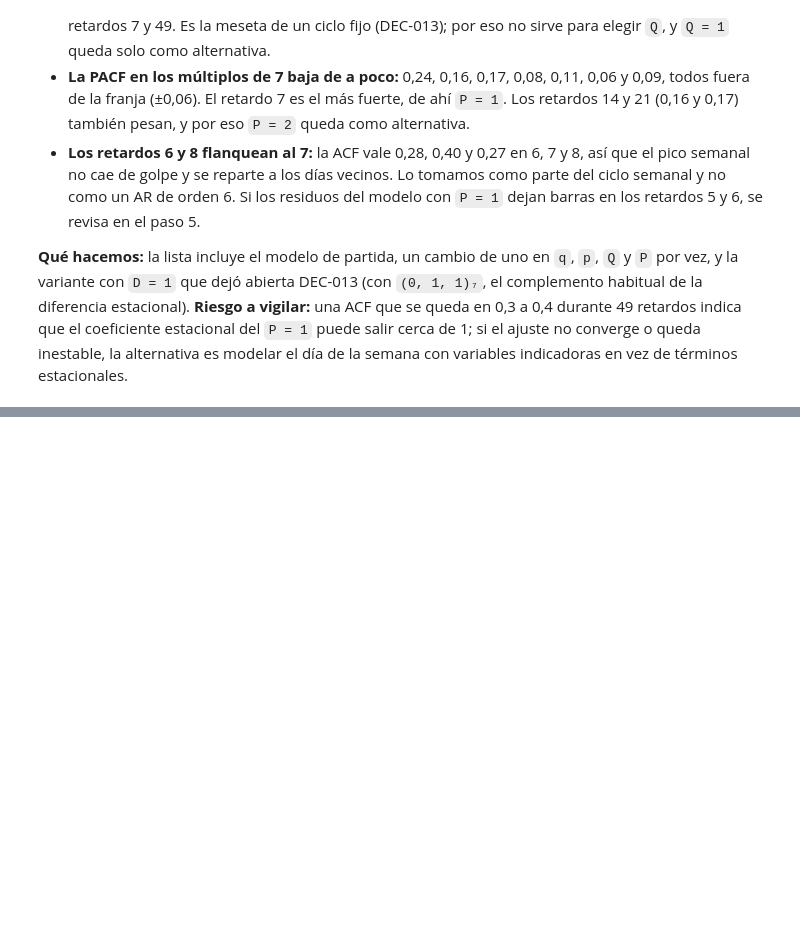
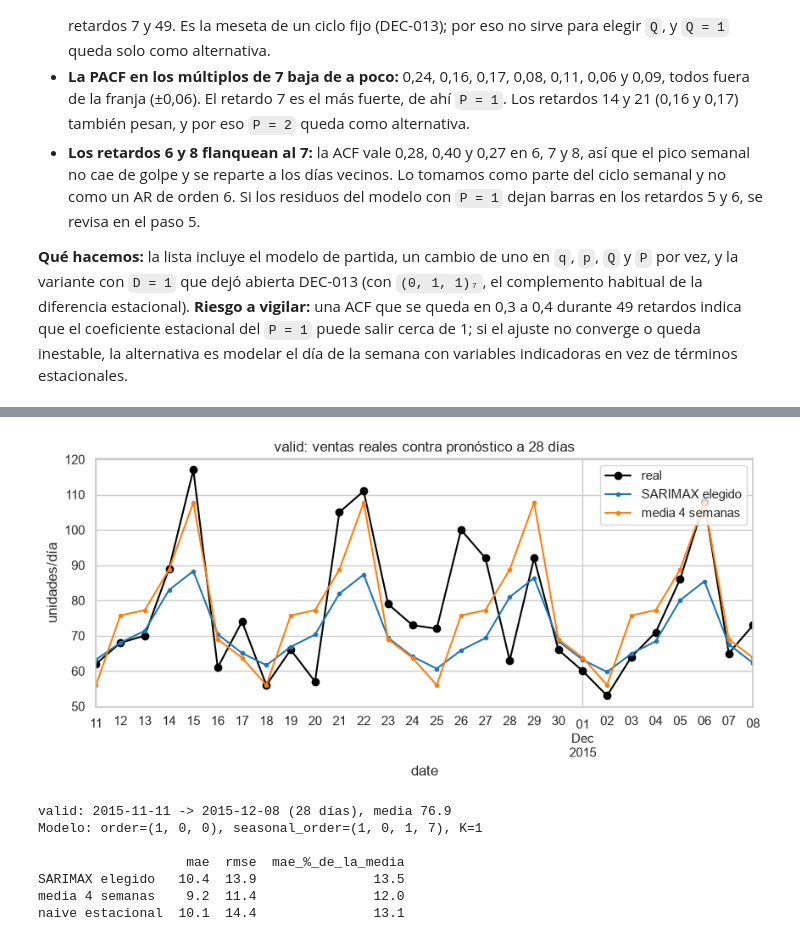
Before and after one commit to agus-chaud/forecasting-retail, a Jupyter notebook: 03_notebooks/04_SARIMA.ipynb, the cells around one changed output, grey strips where cells are left out. Saved outputs shown, nothing was run; the diff lists cells and outputs as text; code cells hidden in the pictures; blank space fills up the shorter version.

```diff
--- a/03_notebooks/04_SARIMA.ipynb
+++ b/03_notebooks/04_SARIMA.ipynb
@@ -964,0 +1112,18 @@ D = 1 (DEC-013) (1, 0, 0)   (0, 1, 1, 7)
+# %%
+# Los dos candidatos con menor MAE pasan a probar la ola anual con Fourier (K pares seno/coseno)
+FINALISTAS = comparacion.loc[[n for n in comparacion.index if n in {c["nombre"] for c in GRILLA_ORDENES}]].index[:2].tolist()
+K_PROBAR = [1, 2, 3]
+specs = {c["nombre"]: c for c in GRILLA_ORDENES}
+
+por_corte_k = pd.concat({f"{nombre} + Fourier K={K}": backtest(y_modelo, metodo_sarima(specs[nombre]["order"], specs[nombre]["seasonal_order"], K=K))
+                         for nombre in FINALISTAS for K in K_PROBAR}, names=["metodo", "corte"])
+comparacion_k = resumir(pd.concat([por_corte.loc[["media 4 semanas"]], por_corte_sarima.loc[FINALISTAS], por_corte_k]), referencia=y)
+print(f"Finalistas: {FINALISTAS}\n")
+print(comparacion_k.round(1).to_string())
+
+# MAE por corte: ¿en cuántos de los 6 cortes le gana a la línea base?
+todo = pd.concat([por_corte.loc[["media 4 semanas"]], por_corte_sarima.loc[FINALISTAS], por_corte_k])
+mae_corte = todo["mae"].unstack("corte").round(1)
+mae_corte["cortes_ganados_a_la_base"] = (mae_corte.iloc[:, :N_CORTES] < mae_corte.loc["media 4 semanas"].iloc[:N_CORTES]).sum(axis=1)
+print("\nMAE por corte y cortes en los que le gana a 'media 4 semanas':")
+print(mae_corte.to_string())
@@ -964,0 +1272,33 @@ D = 1 (DEC-013) (1, 0, 0)   (0, 1, 1, 7)
+# %%
+# Medición única en valid (el modelo ya está decidido arriba)
+FINAL = VARIANTE if usar_variante else ESPECIFICACION
+RUTA_VALID = DATOS / "02_Validacion" / "validacion.parquet"
+y_valid = extraer_serie(cargar_tablon(RUTA_VALID), SERIE)
+assert y_valid.index[0] == y_modelo.index[-1] + pd.Timedelta(days=1), "valid debe empezar justo después de train"
+
+pronosticos = {
+    "SARIMAX elegido": metodo_sarima(FINAL["order"], FINAL["seasonal_order"], K=FINAL["K"])(y_modelo, len(y_valid)),
+    "media 4 semanas": media_ultimas_semanas(y_modelo, len(y_valid)),
+    "naive estacional": naive_estacional(y_modelo, len(y_valid)),
+}
+resultado_valid = pd.DataFrame({nombre: {"mae": mae(y_valid, p), "rmse": rmse(y_valid, p)} for nombre, p in pronosticos.items()}).T
+resultado_valid["mae_%_de_la_media"] = 100 * resultado_valid["mae"] / y_valid.mean()
+print(f"valid: {y_valid.index[0].date()} -> {y_valid.index[-1].date()} ({len(y_valid)} días), media {y_valid.mean():.1f}")
+print(f"Modelo: order={FINAL['order']}, seasonal_order={FINAL['seasonal_order']}, K={FINAL['K']}\n")
+print(resultado_valid.round(1).to_string())
+
+fig, ax = plt.subplots(figsize=(10, 3.8))
+y_valid.plot(ax=ax, color="black", marker="o", label="real")
+for nombre, color in [("SARIMAX elegido", "tab:blue"), ("media 4 semanas", "tab:orange")]:
+    ax.plot(y_valid.index, pronosticos[nombre], color=color, marker=".", label=nombre)
+ax.set_title("valid: ventas reales contra pronóstico a 28 días"); ax.set_ylabel("unidades/día"); ax.legend()
+plt.show()
+# %% [output]
+[figure, added]
+valid: 2015-11-11 -> 2015-12-08 (28 días), media 76.9
+Modelo: order=(1, 0, 0), seasonal_order=(1, 0, 1, 7), K=1
+
+                   mae  rmse  mae_%_de_la_media
+SARIMAX elegido   10.4  13.9               13.5
+media 4 semanas    9.2  11.4               12.0
+naive estacional  10.1  14.4               13.1
```
Also changed, not shown: parts of 23 cells of this notebook.
